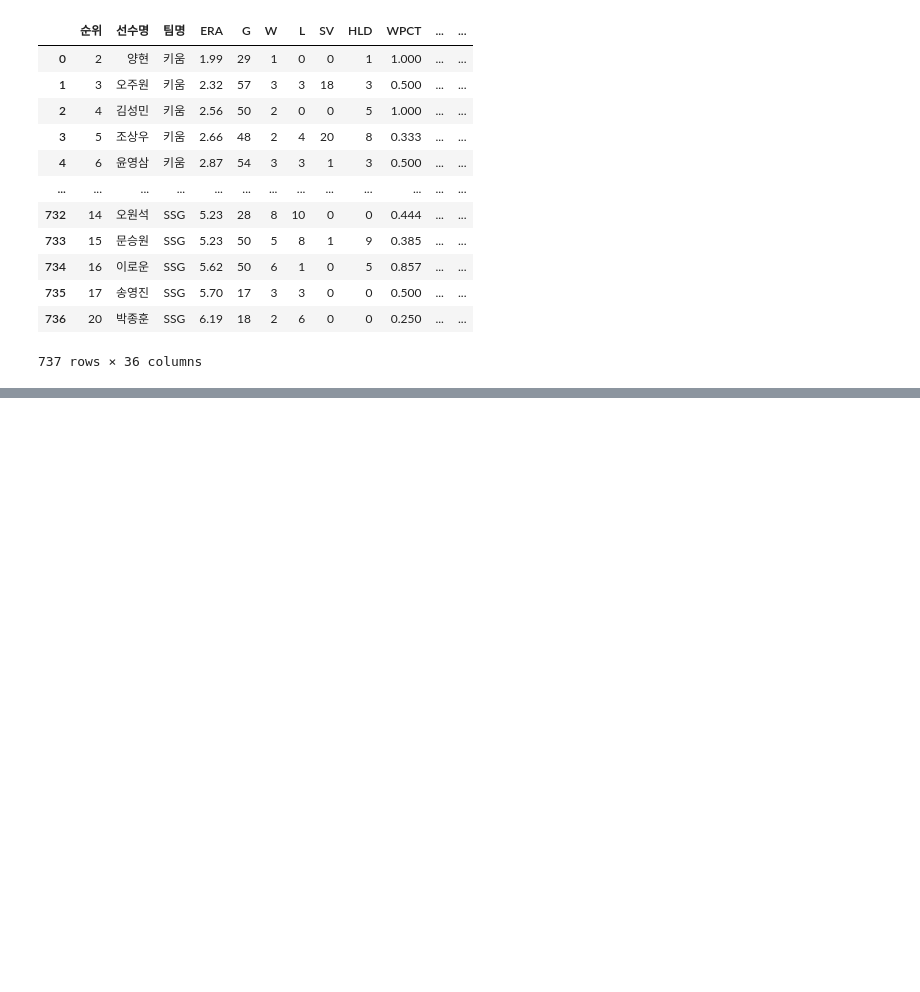
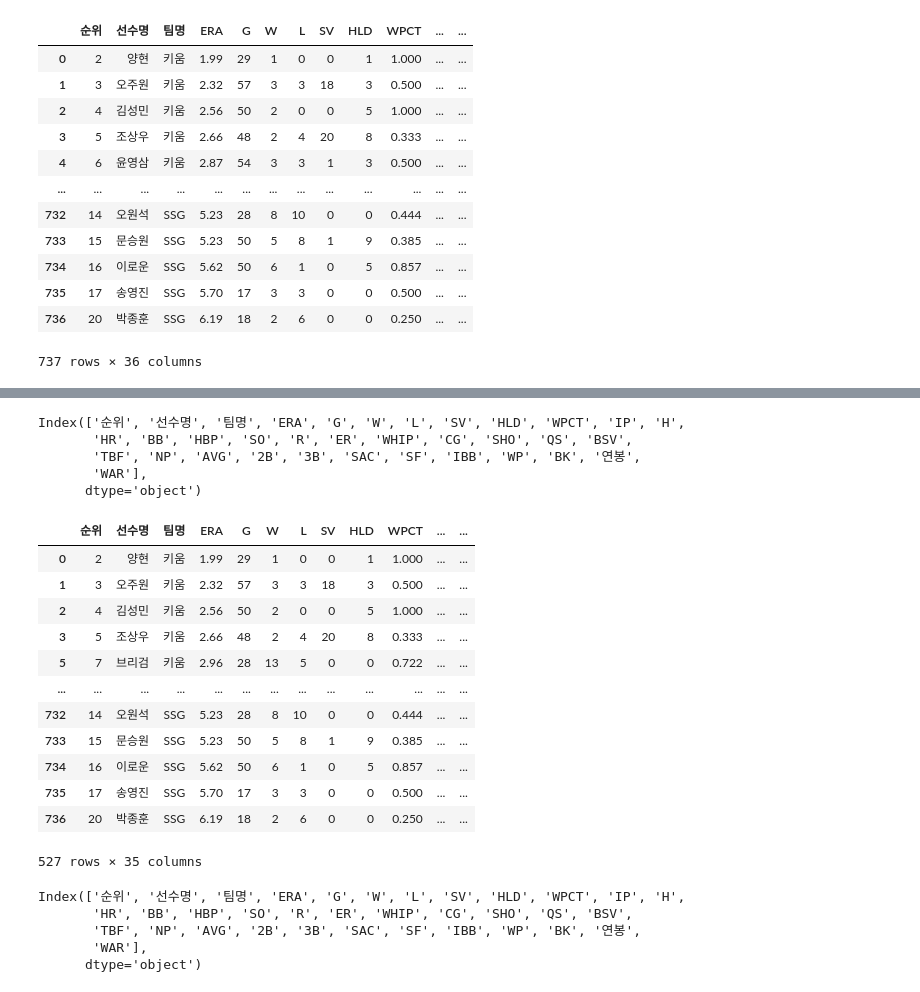
Before and after one commit to jayiuk/mid_project, a Jupyter notebook: EDA.ipynb, the cells around one changed output, grey strips where cells are left out. Drawn from its saved outputs; the diff is of its cells as text; code cells hidden in the pictures; blank space fills up the shorter version.

```diff
--- a/EDA.ipynb
+++ b/EDA.ipynb
@@ -21,0 +39,8 @@ df
+# %%
+df.columns
+# %% [output]
+Index(['순위', '선수명', '팀명', 'ERA', 'G', 'W', 'L', 'SV', 'HLD', 'WPCT', 'IP', 'H',
+       'HR', 'BB', 'HBP', 'SO', 'R', 'ER', 'WHIP', 'CG', 'SHO', 'QS', 'BSV',
+       'TBF', 'NP', 'AVG', '2B', '3B', 'SAC', 'SF', 'IBB', 'WP', 'BK', '연봉',
+       'WAR'],
+      dtype='object')
@@ -21,0 +51,24 @@ df
+# %%
+df_c
+# %% [output]
+|  | 순위 | 선수명 | 팀명 | ERA | G | W | L | SV | HLD | WPCT | ... | ... |
+| 0 | 2 | 양현 | 키움 | 1.99 | 29 | 1 | 0 | 0 | 1 | 1.000 | ... | ... |
+| 1 | 3 | 오주원 | 키움 | 2.32 | 57 | 3 | 3 | 18 | 3 | 0.500 | ... | ... |
+| 2 | 4 | 김성민 | 키움 | 2.56 | 50 | 2 | 0 | 0 | 5 | 1.000 | ... | ... |
+| 3 | 5 | 조상우 | 키움 | 2.66 | 48 | 2 | 4 | 20 | 8 | 0.333 | ... | ... |
+| 5 | 7 | 브리검 | 키움 | 2.96 | 28 | 13 | 5 | 0 | 0 | 0.722 | ... | ... |
+| ... | ... | ... | ... | ... | ... | ... | ... | ... | ... | ... | ... | ... |
+| 732 | 14 | 오원석 | SSG | 5.23 | 28 | 8 | 10 | 0 | 0 | 0.444 | ... | ... |
+| 733 | 15 | 문승원 | SSG | 5.23 | 50 | 5 | 8 | 1 | 9 | 0.385 | ... | ... |
+| 734 | 16 | 이로운 | SSG | 5.62 | 50 | 6 | 1 | 0 | 5 | 0.857 | ... | ... |
+| 735 | 17 | 송영진 | SSG | 5.70 | 17 | 3 | 3 | 0 | 0 | 0.500 | ... | ... |
+| 736 | 20 | 박종훈 | SSG | 6.19 | 18 | 2 | 6 | 0 | 0 | 0.250 | ... | ... |
+527 rows × 35 columns
+# %%
+df.columns
+# %% [output]
+Index(['순위', '선수명', '팀명', 'ERA', 'G', 'W', 'L', 'SV', 'HLD', 'WPCT', 'IP', 'H',
+       'HR', 'BB', 'HBP', 'SO', 'R', 'ER', 'WHIP', 'CG', 'SHO', 'QS', 'BSV',
+       'TBF', 'NP', 'AVG', '2B', '3B', 'SAC', 'SF', 'IBB', 'WP', 'BK', '연봉',
+       'WAR'],
+      dtype='object')
```
Also changed, not shown: parts of 6 cells of this notebook.
